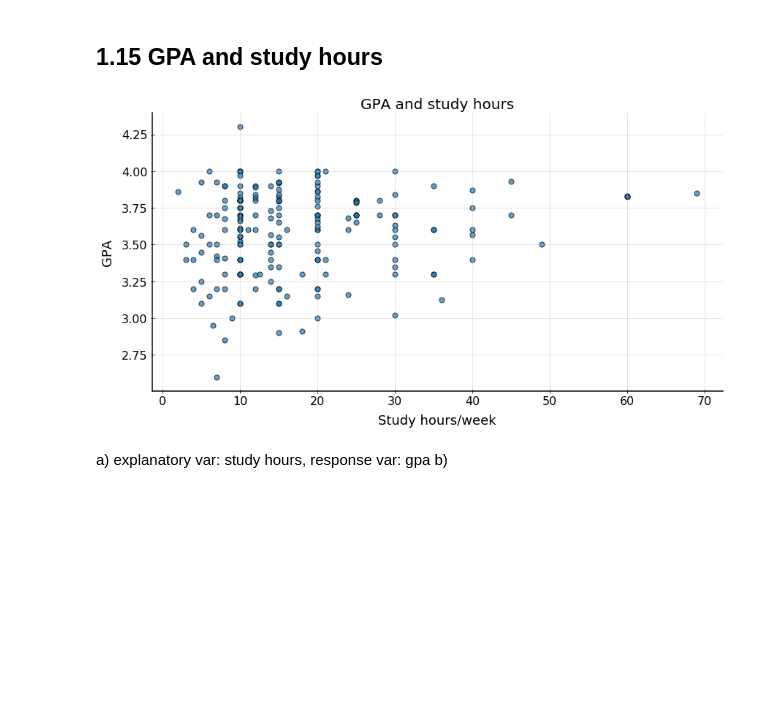
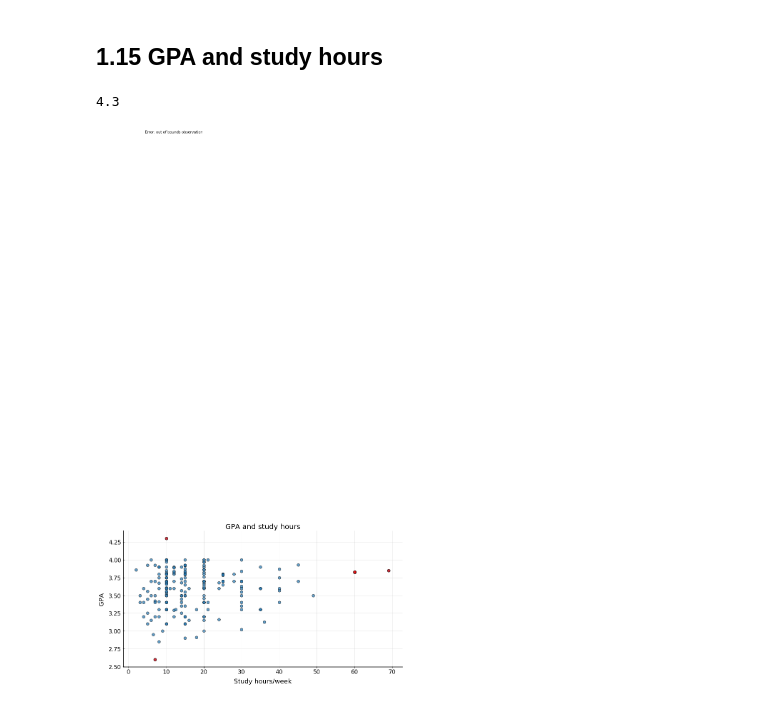
Before and after one commit to ukrainian-serge/open_intro_statistics, a Jupyter notebook: serge_notebooks/chap_1_exercises.ipynb, the cells around one changed output. Drawn from its saved outputs; the diff is of its cells as text; code cells hidden in the pictures; blank space fills up the shorter version.

Commit message:
annotated outliers 1.15

```diff
--- a/serge_notebooks/chap_1_exercises.ipynb
+++ b/serge_notebooks/chap_1_exercises.ipynb
@@ -173,14 +173,22 @@ c) observation: each video in sample
 d) variable: cat video, yes/no
 # %% [markdown]
 ## 1.15 GPA and study hours
+# %%
+
+error[0]
+# %% [output]
+4.3
 # %%
 df3 = pd.read_csv(path+'/gpa_study_hours.csv')
-(df3.plot.scatter(x='study_hours', y='gpa', alpha=0.7,s=50)
- .set(xlabel='Study hours/week',
-      ylabel='GPA',
-      title='GPA and study hours'));
+
+outliers = df3[(df3.gpa > df3.gpa.quantile(0.995)) |
+               (df3.gpa < df3.gpa.quantile(0.005)) |
+               (df3.study_hours > df3.study_hours.quantile(0.980))]
+
+error = df3.iloc[df3.gpa.idxmax(axis=0), :].to_list()
+
+df3.plot.scatter(x='study_hours', y='gpa', alpha=0.7, s=60).set(xlabel='Study hours/week', ylabel='GPA', title='GPA and study hours');
+plt.scatter(data=outliers, x='study_hours', y='gpa', alpha=0.7, s=60, c='red');
+plt.text(x=error[0], y=error[1], s='Error: out of bounds observation');
 # %% [output]
-[figure, old version]
+[figure, new version]
-# %% [markdown]
-a) explanatory var: study hours, response var: gpa
-b)
```
Also changed, not shown: parts of 2 cells of this notebook.
